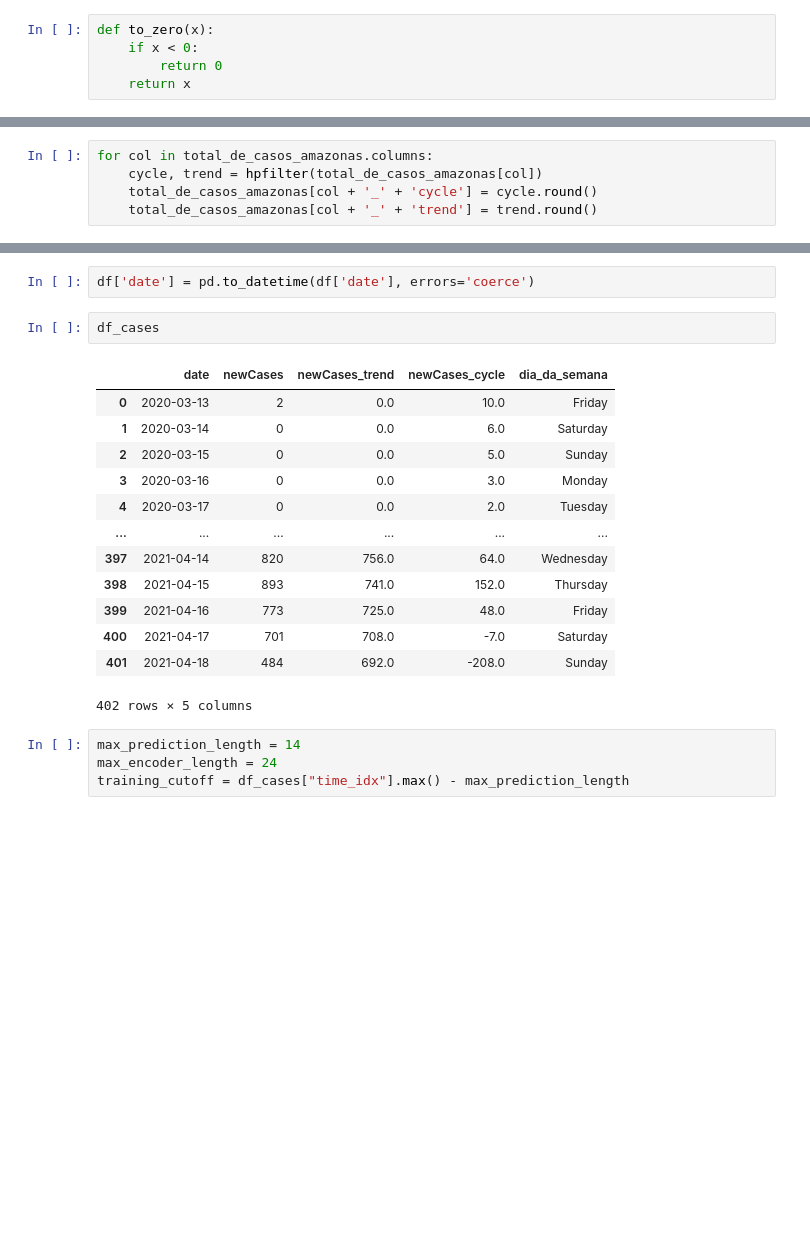
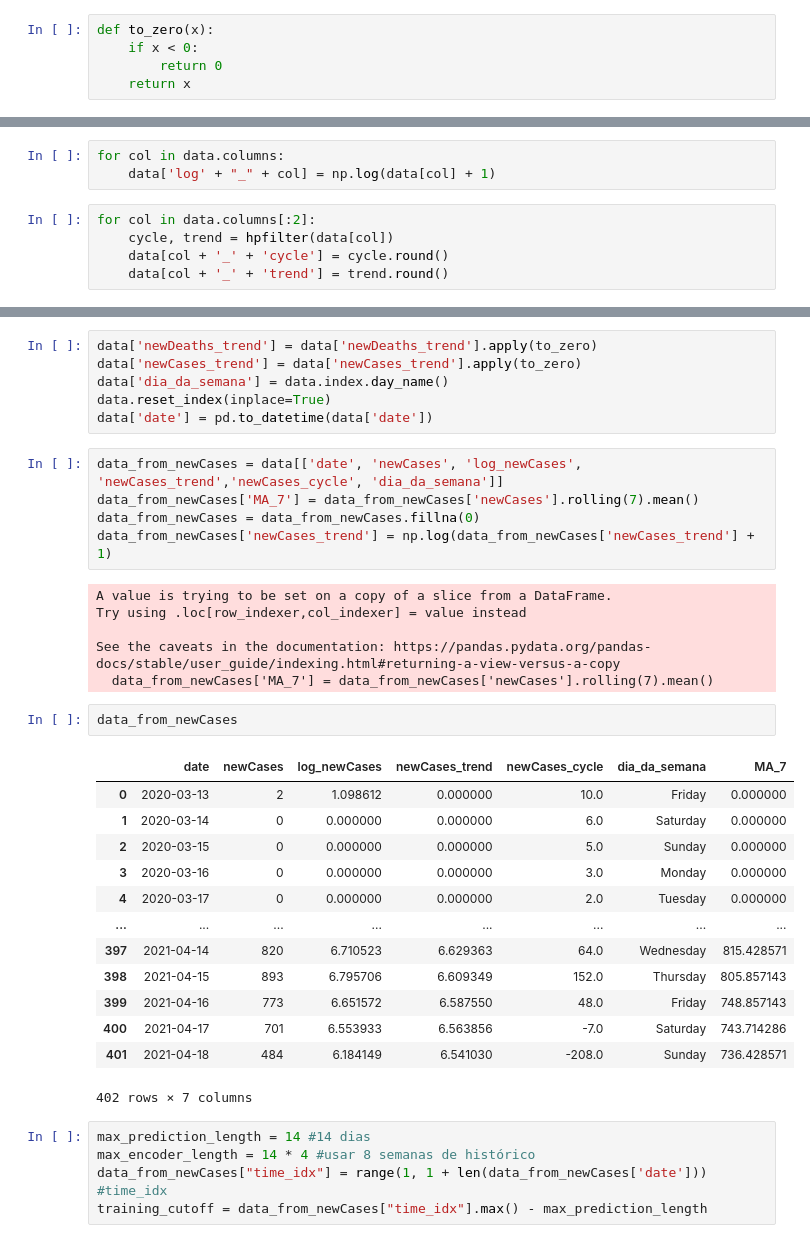
Before and after one commit to HeyLucasLeao/HeyLucasLeao.github.io, a Jupyter notebook: ipynb/aprendizado_de_maquina.ipynb, the cells around one changed output, grey strips where cells are left out. Drawn from its saved outputs; the diff is of its cells as text; blank space fills up the shorter version.

```diff
--- a/ipynb/aprendizado_de_maquina.ipynb
+++ b/ipynb/aprendizado_de_maquina.ipynb
@@ -64,5 +67,8 @@ def to_zero(x):
+# %%
+for col in data.columns:
+    data['log' + "_" + col] = np.log(data[col] + 1)
 # %%
-for col in total_de_casos_amazonas.columns:
-    cycle, trend = hpfilter(total_de_casos_amazonas[col])
-    total_de_casos_amazonas[col + '_' + 'cycle'] = cycle.round()
-    total_de_casos_amazonas[col + '_' + 'trend'] = trend.round()
+for col in data.columns[:2]:
+    cycle, trend = hpfilter(data[col])
+    data[col + '_' + 'cycle'] = cycle.round()
+    data[col + '_' + 'trend'] = trend.round()
@@ -112,24 +75,40 @@ df_cases.reset_index(inplace=True)
-# %%
-df['date'] = pd.to_datetime(df['date'], errors='coerce')
-# %%
-df_cases
-# %% [output]
-|  | date | newCases | newCases_trend | newCases_cycle | dia_da_semana |
-| 0 | 2020-03-13 | 2 | 0.0 | 10.0 | Friday |
-| 1 | 2020-03-14 | 0 | 0.0 | 6.0 | Saturday |
-| 2 | 2020-03-15 | 0 | 0.0 | 5.0 | Sunday |
-| 3 | 2020-03-16 | 0 | 0.0 | 3.0 | Monday |
-| 4 | 2020-03-17 | 0 | 0.0 | 2.0 | Tuesday |
-| ... | ... | ... | ... | ... | ... |
-| 397 | 2021-04-14 | 820 | 756.0 | 64.0 | Wednesday |
-| 398 | 2021-04-15 | 893 | 741.0 | 152.0 | Thursday |
-| 399 | 2021-04-16 | 773 | 725.0 | 48.0 | Friday |
-| 400 | 2021-04-17 | 701 | 708.0 | -7.0 | Saturday |
-| 401 | 2021-04-18 | 484 | 692.0 | -208.0 | Sunday |
-402 rows × 5 columns
-# %%
-max_prediction_length = 14
-max_encoder_length = 24
-training_cutoff = df_cases["time_idx"].max() - max_prediction_length
+# %%
+data['newDeaths_trend'] = data['newDeaths_trend'].apply(to_zero)
+data['newCases_trend'] = data['newCases_trend'].apply(to_zero)
+data['dia_da_semana'] = data.index.day_name()
+data.reset_index(inplace=True)
+data['date'] = pd.to_datetime(data['date'])
+# %%
+data_from_newCases = data[['date', 'newCases', 'log_newCases', 'newCases_trend','newCases_cycle', 'dia_da_semana']]
+data_from_newCases['MA_7'] = data_from_newCases['newCases'].rolling(7).mean()
+data_from_newCases = data_from_newCases.fillna(0)
+data_from_newCases['newCases_trend'] = np.log(data_from_newCases['newCases_trend'] + 1)
+# %% [output]
+A value is trying to be set on a copy of a slice from a DataFrame.
+Try using .loc[row_indexer,col_indexer] = value instead
+
+See the caveats in the documentation: https://pandas.pydata.org/pandas-docs/stable/user_guide/indexing.html#returning-a-view-versus-a-copy
+  data_from_newCases['MA_7'] = data_from_newCases['newCases'].rolling(7).mean()
+# %%
+data_from_newCases
+# %% [output]
+|  | date | newCases | log_newCases | newCases_trend | newCases_cycle | dia_da_semana | MA_7 |
+| 0 | 2020-03-13 | 2 | 1.098612 | 0.000000 | 10.0 | Friday | 0.000000 |
+| 1 | 2020-03-14 | 0 | 0.000000 | 0.000000 | 6.0 | Saturday | 0.000000 |
+| 2 | 2020-03-15 | 0 | 0.000000 | 0.000000 | 5.0 | Sunday | 0.000000 |
+| 3 | 2020-03-16 | 0 | 0.000000 | 0.000000 | 3.0 | Monday | 0.000000 |
+| 4 | 2020-03-17 | 0 | 0.000000 | 0.000000 | 2.0 | Tuesday | 0.000000 |
+| ... | ... | ... | ... | ... | ... | ... | ... |
+| 397 | 2021-04-14 | 820 | 6.710523 | 6.629363 | 64.0 | Wednesday | 815.428571 |
+| 398 | 2021-04-15 | 893 | 6.795706 | 6.609349 | 152.0 | Thursday | 805.857143 |
+| 399 | 2021-04-16 | 773 | 6.651572 | 6.587550 | 48.0 | Friday | 748.857143 |
+| 400 | 2021-04-17 | 701 | 6.553933 | 6.563856 | -7.0 | Saturday | 743.714286 |
+| 401 | 2021-04-18 | 484 | 6.184149 | 6.541030 | -208.0 | Sunday | 736.428571 |
+402 rows × 7 columns
+# %%
+max_prediction_length = 14 #14 dias
+max_encoder_length = 14 * 4 #usar 8 semanas de histórico
+data_from_newCases["time_idx"] = range(1, 1 + len(data_from_newCases['date'])) #time_idx
+training_cutoff = data_from_newCases["time_idx"].max() - max_prediction_length
 # %%
 training = TimeSeriesDataSet(
```
Also changed, not shown: parts of 22 cells of this notebook.
